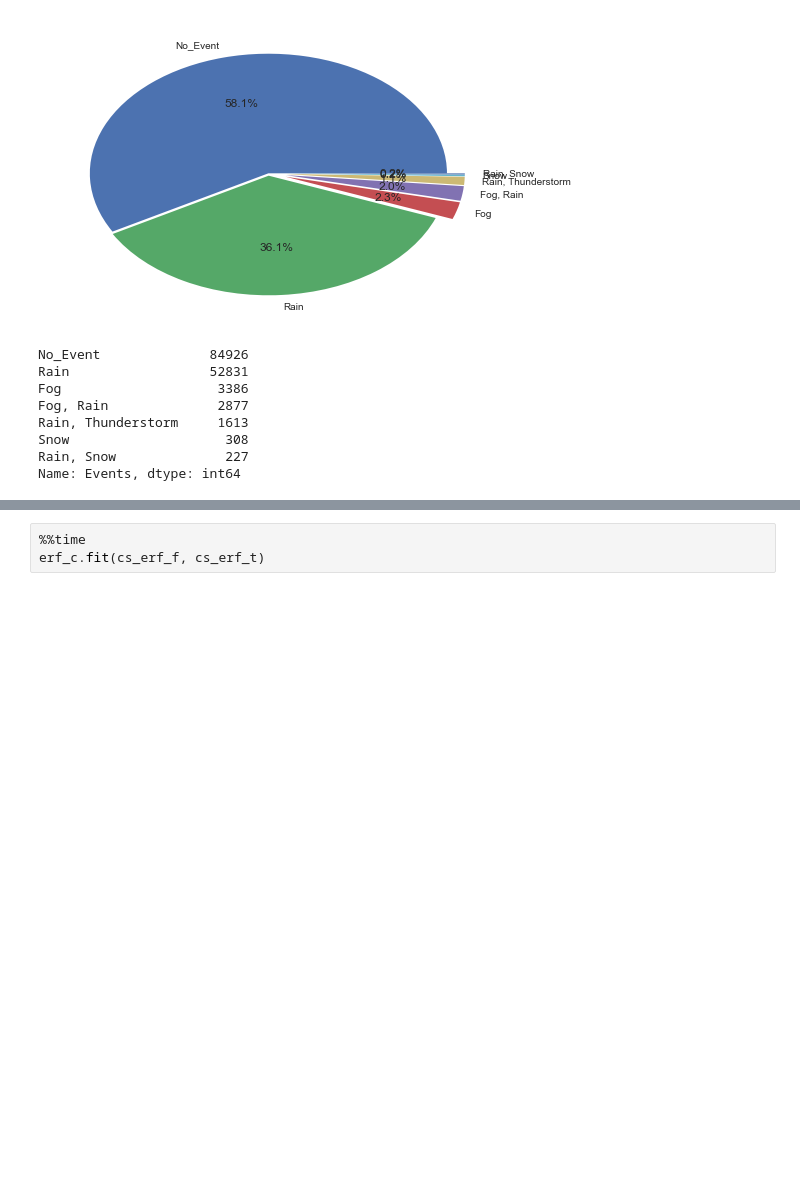
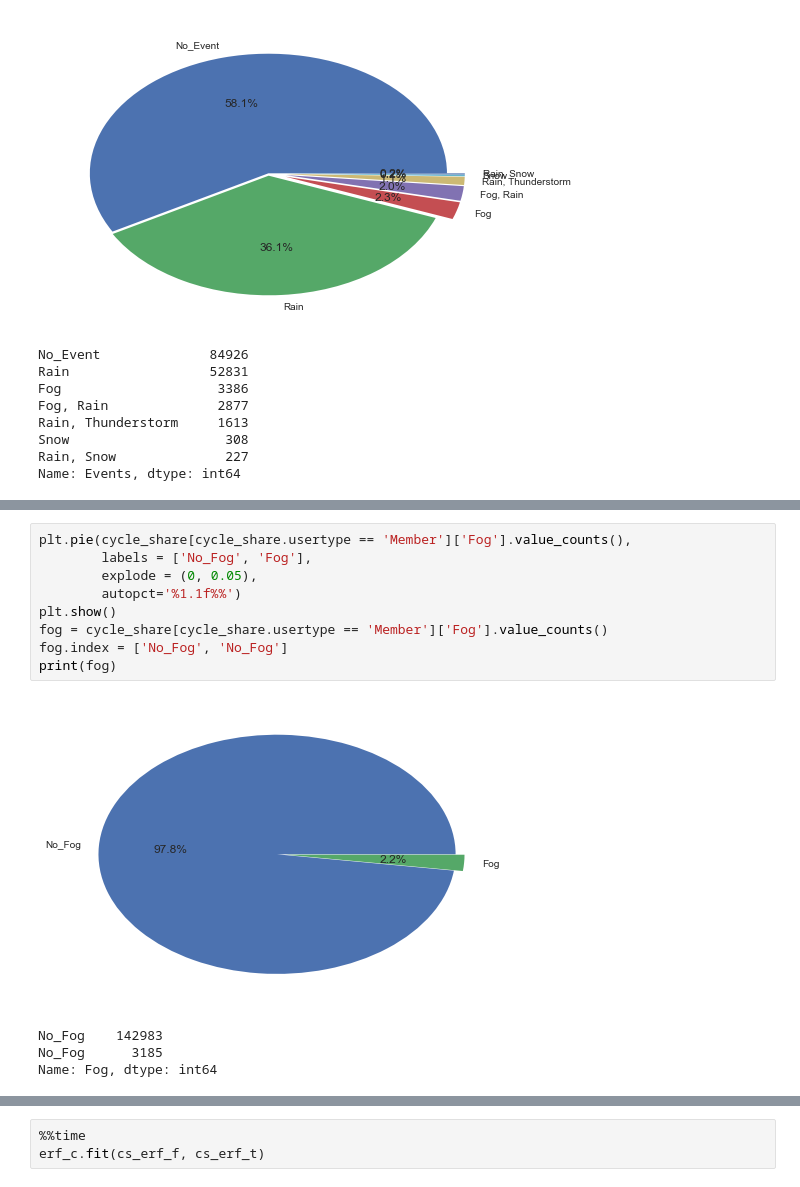
Before and after one commit to shinv1234/cycle_share, a Jupyter notebook: cycle_share_tripduration_predict_tree.ipynb, the cells around one changed output, grey strips where cells are left out. Cells and saved outputs as stored; diff of their text form; blank space fills up the shorter version.

```diff
--- a/cycle_share_tripduration_predict_tree.ipynb
+++ b/cycle_share_tripduration_predict_tree.ipynb
@@ -353,0 +368,14 @@ Name: Events, dtype: int64
+# %%
+plt.pie(cycle_share[cycle_share.usertype == 'Member']['Fog'].value_counts(),
+        labels = ['No_Fog', 'Fog'],
+        explode = (0, 0.05),
+        autopct='%1.1f%%')
+plt.show()
+fog = cycle_share[cycle_share.usertype == 'Member']['Fog'].value_counts()
+fog.index = ['No_Fog', 'No_Fog']
+print(fog)
+# %% [output]
+[figure, added]
+No_Fog    142983
+No_Fog      3185
+Name: Fog, dtype: int64
```
Also changed, not shown: parts of 5 cells of this notebook, 2 other files.
